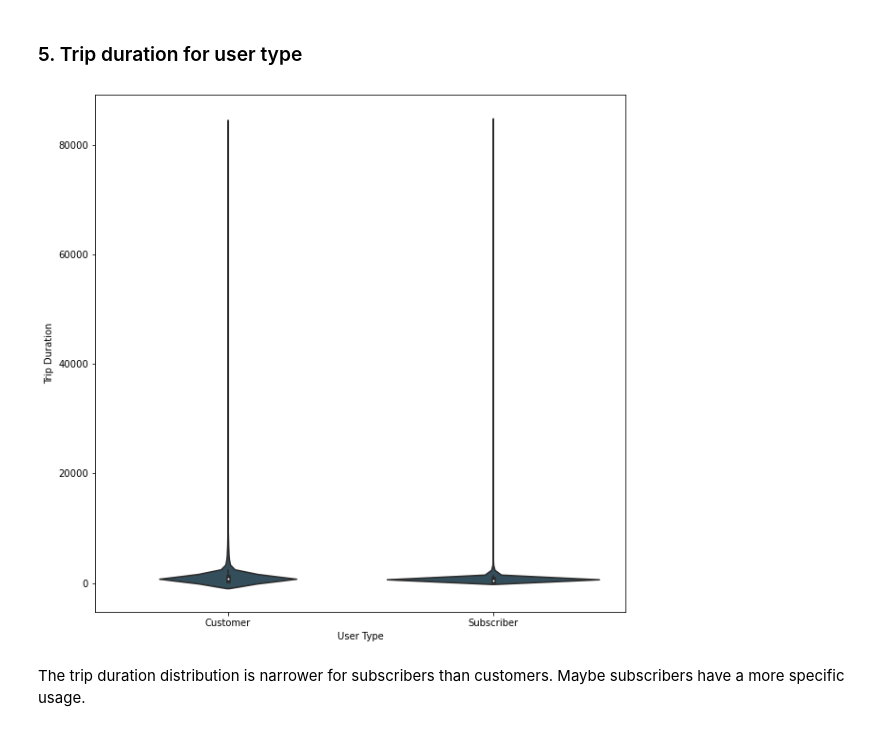
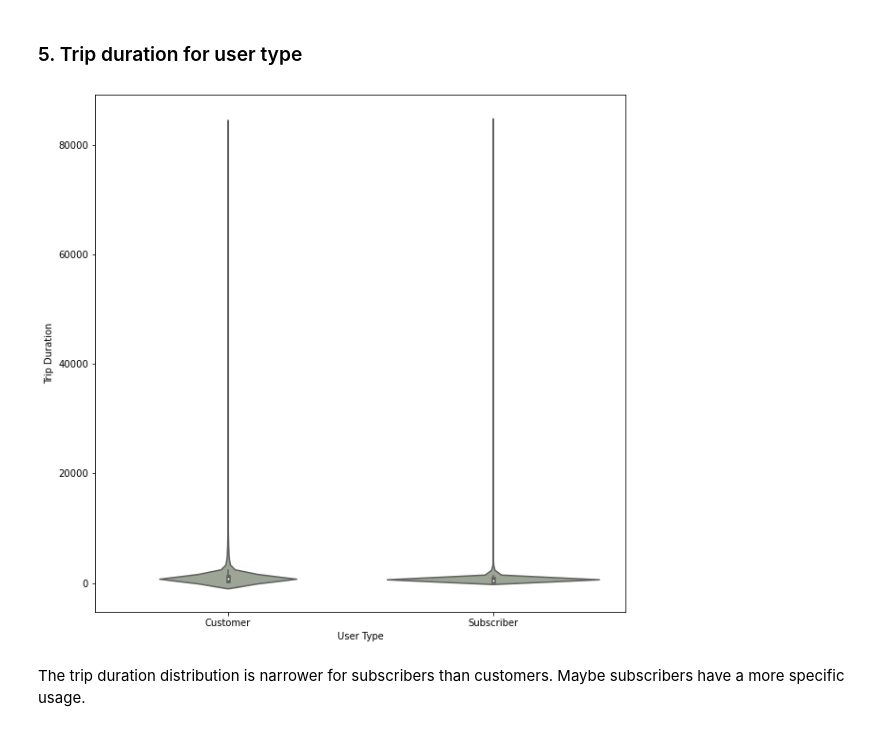
Before and after one commit to hagerElsehaimy/communicate-data-findings-FordGoBike, a Jupyter notebook: exploration_template.ipynb, the cells around one changed output. Cells and saved outputs as stored; diff of their text form; code cells hidden in the pictures.

```diff
--- a/exploration_template.ipynb
+++ b/exploration_template.ipynb
@@ -580,10 +580,10 @@ number of customers increases slightly in start and end of working hours. maybe
 ### 5. Trip duration for user type
 # %%
 fig, ax = plt.subplots(figsize=(10, 10))
-sb.violinplot(data=new_df, x='user_type', y='duration_sec', color='#2F5061',ax=ax);
+sb.violinplot(data=new_df, x='user_type', y='duration_sec', color='#9DA993',ax=ax);
 plt.xlabel('User Type');
 plt.ylabel('Trip Duration');
 # %% [output]
-[figure, old version]
+[figure, new version]
 # %% [markdown]
 The trip duration distribution is narrower for subscribers than customers. Maybe subscribers have a more specific usage.
```
Also changed, not shown: parts of 3 cells of this notebook.
